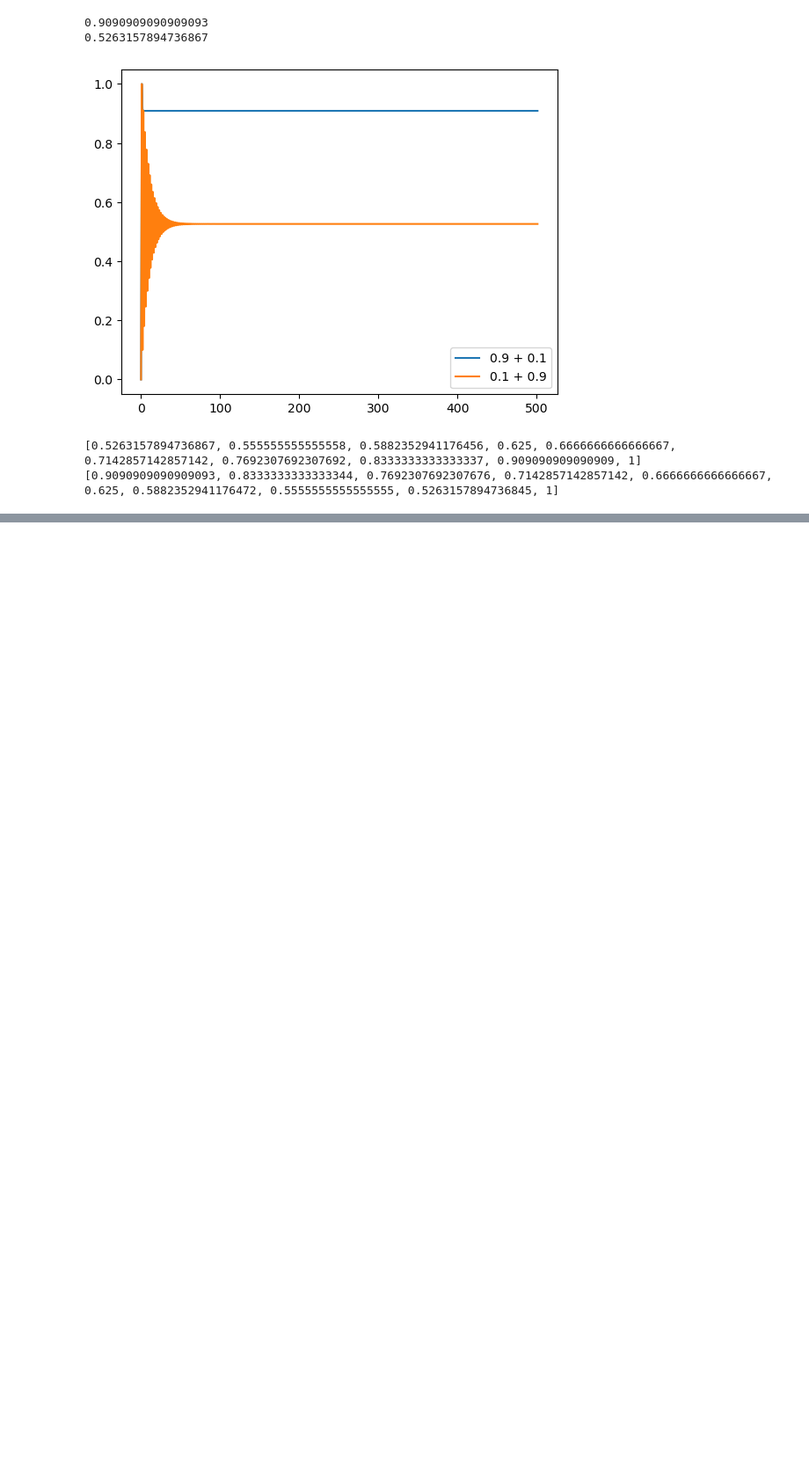
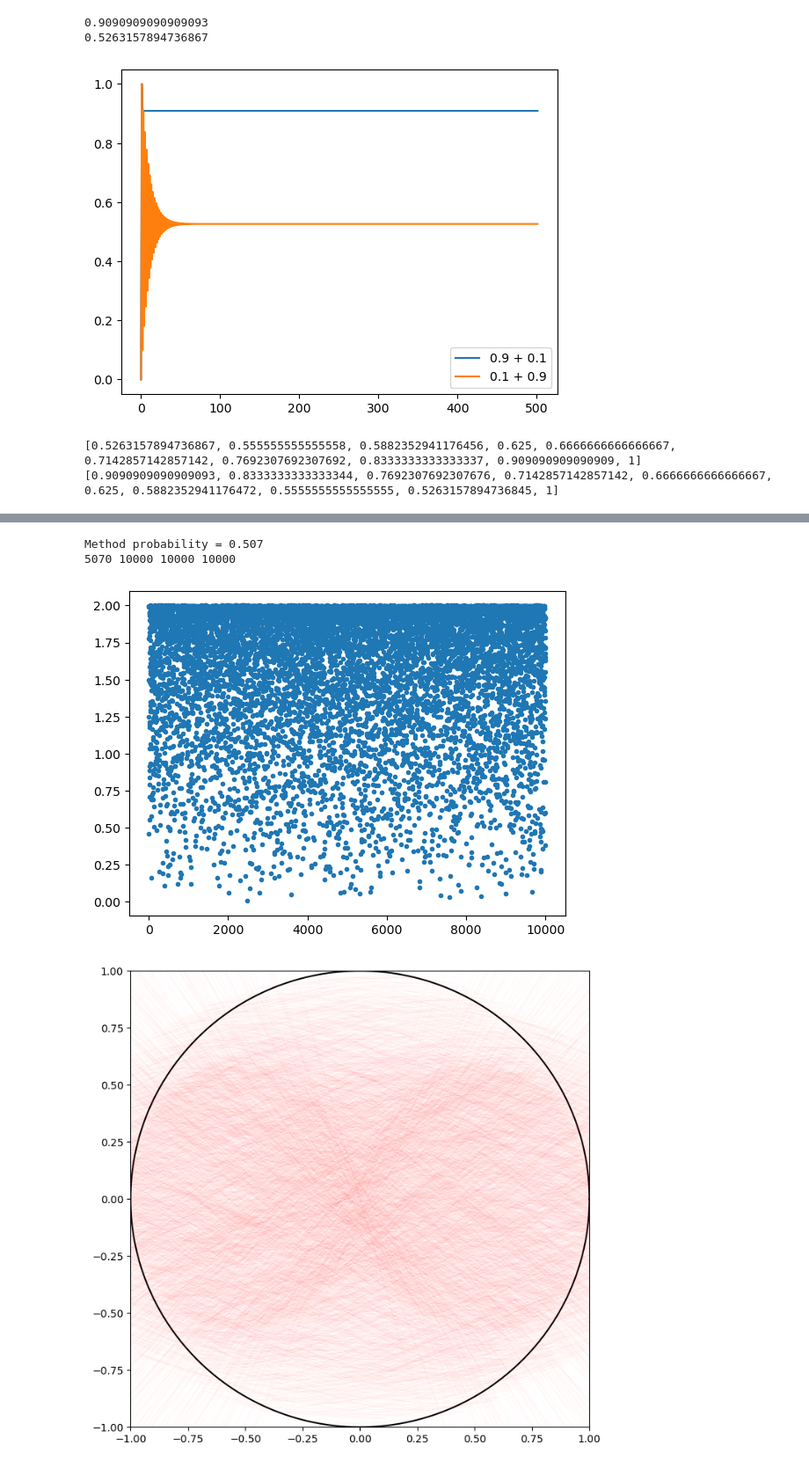
Before and after one commit to arosso17/phys441, a Jupyter notebook: Scratch/scratchy.ipynb, the cells around one changed output, grey strips where cells are left out. Shown at 88% size. Saved outputs shown, nothing was run; the diff lists cells and outputs as text; code cells hidden in the pictures; blank space fills up the shorter version.

```diff
--- a/Scratch/scratchy.ipynb
+++ b/Scratch/scratchy.ipynb
@@ -74,0 +153,73 @@ print(l2)
+# %%
+# Generate random points on the circle
+
+n = 10000   # number of points
+chosen = 0
+
+pointx = np.random.uniform(-1, 1, n)
+pointy = np.random.uniform(-1, 1, n)
+
+thetas = np.random.uniform(0, 2*np.pi, n)
+slopes = np.array([np.tan(theta) for theta in thetas])
+
+length4 = np.zeros(n)
+xi3 = np.zeros(n)
+xi4 = np.zeros(n)
+yi3 = np.zeros(n)
+yi4 = np.zeros(n)
+
+xs = []
+ys = []
+
+while chosen < n:
+    x1 = np.random.uniform(-3, 3)
+    y1 = np.random.uniform(-3, 3)
+    radius = np.sqrt(x1**2 + y1**2)
+    if True: #1/2 <= radius <= 1:
+        m = slopes[chosen]
+        s = y1 - m*x1
+        a = m ** 2 + 1
+        b = 2 * m * s
+        c = s ** 2 - 1
+
+        if b**2 - 4 * a * c >= 0:
+            xs.append(x1)
+            ys.append(y1)
+
+            xi3[chosen] = -b - (np.sqrt(b**2 - 4 * a * c))/(2 * a)
+            yi3[chosen] = m*xi3[chosen] + s
+
+            xi4[chosen] = -b + (np.sqrt(b**2 - 4 * a * c))/(2 * a)
+            yi4[chosen] = m*xi4[chosen] + s
+
+            length4[chosen] = np.sqrt((xi3[chosen]-xi4[chosen])**2 + (yi3[chosen]-yi4[chosen])**2)
+            chosen += 1
+
+
+plt.plot(np.arange(n), length4, '.')
+
+fig, ax = plt.subplots(1,1,figsize=(8,8))
+
+thetac = np.linspace(0, 2*np.pi, 1000)
+xc = np.cos(thetac)
+yc = np.sin(thetac)
+ax.plot(xc, yc, 'k')
+
+
+count4 = 0
+for i in range(n):
+    if length4[i] > np.sqrt(3):
+        count4 += 1
+    ax.plot([xi3[i], xi4[i]], [yi3[i], yi4[i]], 'r', linewidth=0.01)
+
+ax.set_xlim(-1, 1)
+ax.set_ylim(-1, 1)
+
+print(f"Method probability = {count4/n}")
+print(count4, n, len(xi3), len(xi4))
+plt.show()
+# %% [output]
+Method probability = 0.507
+5070 10000 10000 10000
+[figure, added]
+[figure, added]
```
Also changed, not shown: parts of 3 cells of this notebook, 6 other files.
